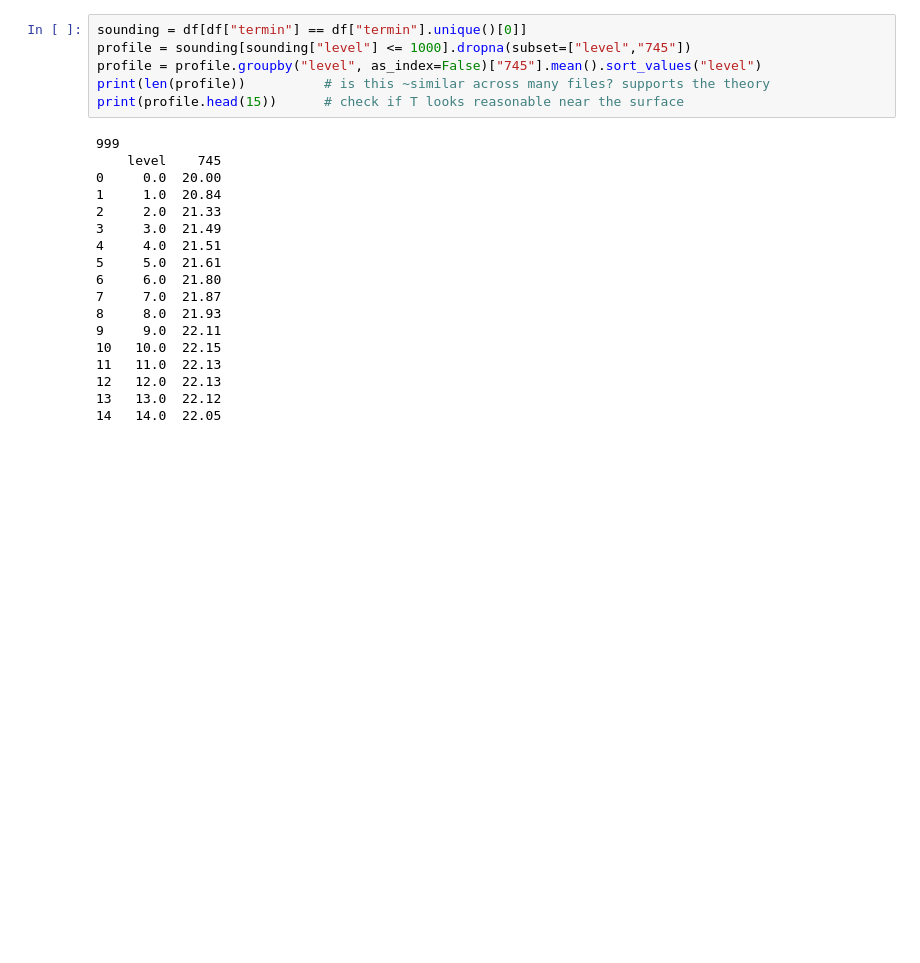
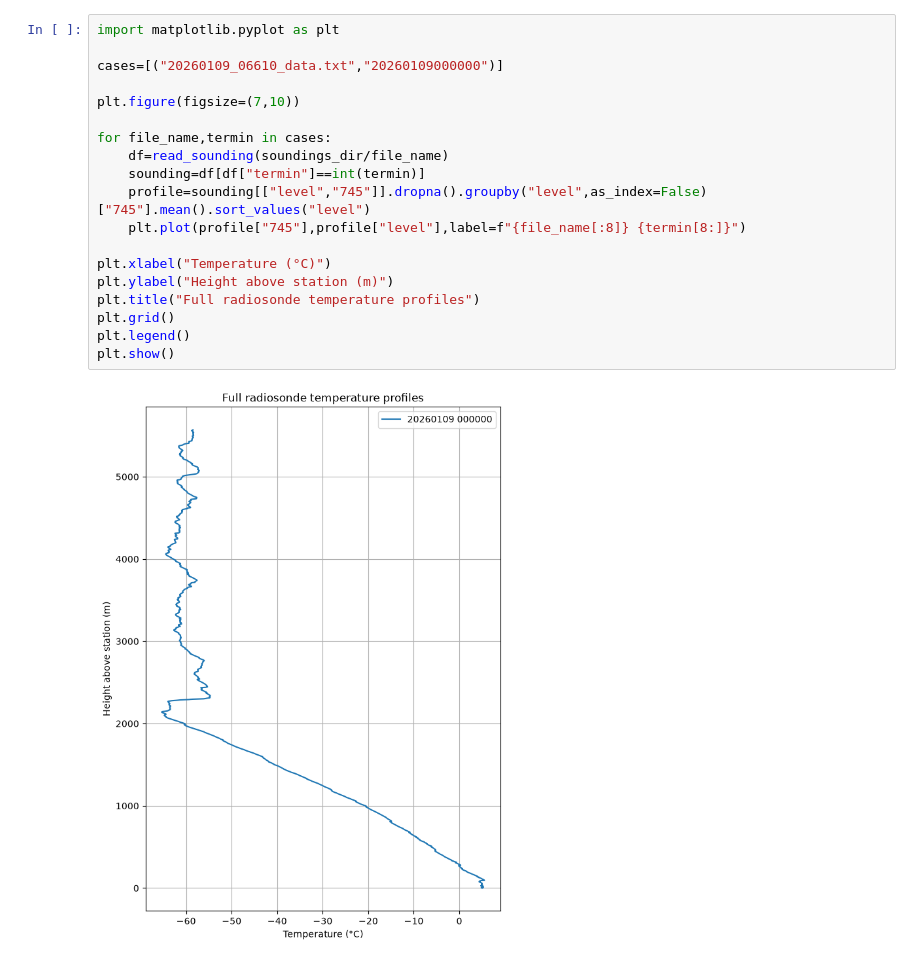
Before and after one commit to juliendelbeke/mch-analyses, a Jupyter notebook: examples/Polytope/Inv_from_soundings.ipynb, the cells around one changed output. Saved outputs shown, nothing was run; the diff lists cells and outputs as text; blank space fills up the shorter version.

```diff
--- a/examples/Polytope/Inv_from_soundings.ipynb
+++ b/examples/Polytope/Inv_from_soundings.ipynb
@@ -199,24 +124,21 @@ with pd.option_context("display.max_rows", None):
 # %%
-sounding = df[df["termin"] == df["termin"].unique()[0]]
-profile = sounding[sounding["level"] <= 1000].dropna(subset=["level","745"])
-profile = profile.groupby("level", as_index=False)["745"].mean().sort_values("level")
-print(len(profile))          # is this ~similar across many files? supports the theory
-print(profile.head(15))      # check if T looks reasonable near the surface
+import matplotlib.pyplot as plt
+
+cases=[("20260109_06610_data.txt","20260109000000")]
+
+plt.figure(figsize=(7,10))
+
+for file_name,termin in cases:
+    df=read_sounding(soundings_dir/file_name)
+    sounding=df[df["termin"]==int(termin)]
+    profile=sounding[["level","745"]].dropna().groupby("level",as_index=False)["745"].mean().sort_values("level")
+    plt.plot(profile["745"],profile["level"],label=f"{file_name[:8]} {termin[8:]}")
+
+plt.xlabel("Temperature (°C)")
+plt.ylabel("Height above station (m)")
+plt.title("Full radiosonde temperature profiles")
+plt.grid()
+plt.legend()
+plt.show()
 # %% [output]
-999
-    level    745
-0     0.0  20.00
-1     1.0  20.84
-2     2.0  21.33
-3     3.0  21.49
-4     4.0  21.51
-5     5.0  21.61
-6     6.0  21.80
-7     7.0  21.87
-8     8.0  21.93
-9     9.0  22.11
-10   10.0  22.15
-11   11.0  22.13
-12   12.0  22.13
-13   13.0  22.12
-14   14.0  22.05
+[figure, added]
```
Also changed, not shown: parts of 3 cells of this notebook, 2 other files.
